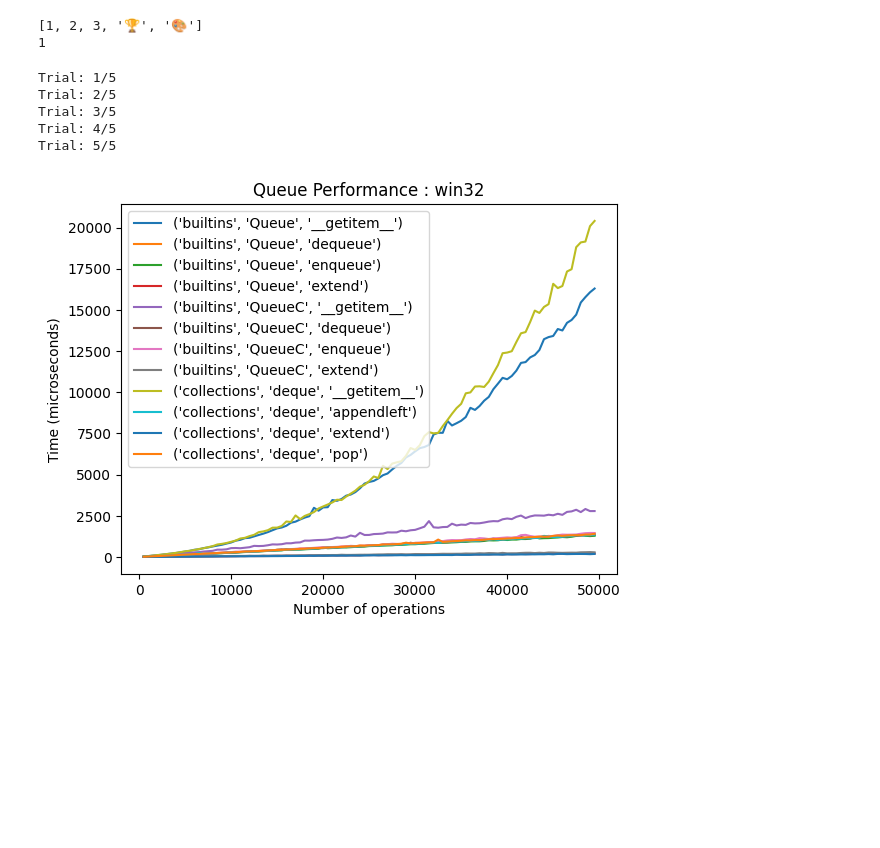
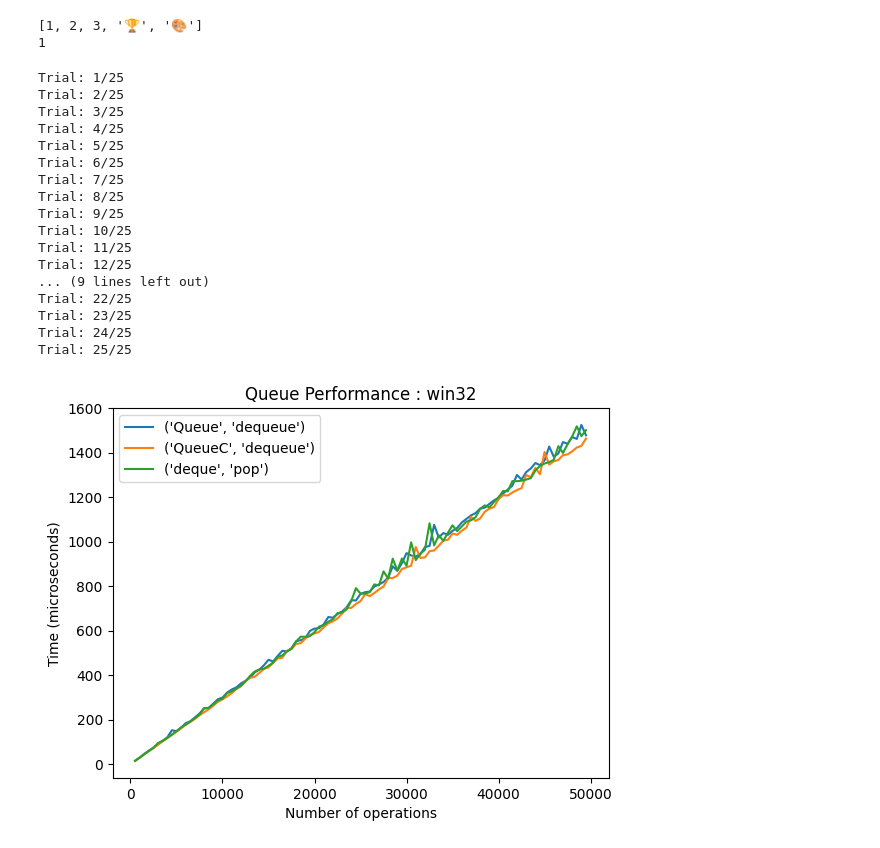
Before and after one commit to MatthewAndreTaylor/fastqueue, a Jupyter notebook: examples/fastqueue_features.ipynb, the cells around one changed output. Drawn from its saved outputs; the diff is of its cells as text; code cells hidden in the pictures; blank space fills up the shorter version.

```diff
--- a/examples/fastqueue_features.ipynb
+++ b/examples/fastqueue_features.ipynb
@@ -47,18 +12,28 @@ print(queue.dequeue())
 1
 # %%
 it = range(500, 50000, 500)
-execute_profiles(
-    19,
-    dequeue_profiles(it)
-    + enqueue_profiles(it)
-    + extend_profiles(it)
-    + getter_profiles(it),
-    5,
-)
-# %% [output]
-Trial: 1/5
-Trial: 2/5
-Trial: 3/5
-Trial: 4/5
-Trial: 5/5
-[figure, removed]
+# %%
+execute_profiles(
+    19,
+    dequeue_profiles(it),
+    25,
+)
+# %% [output]
+Trial: 1/25
+Trial: 2/25
+Trial: 3/25
+Trial: 4/25
+Trial: 5/25
+Trial: 6/25
+Trial: 7/25
+Trial: 8/25
+Trial: 9/25
+Trial: 10/25
+Trial: 11/25
+Trial: 12/25
+... (9 lines left out)
+Trial: 22/25
+Trial: 23/25
+Trial: 24/25
+Trial: 25/25
+[figure, added]
```
Also changed, not shown: parts of 5 cells of this notebook, 3 other files.
